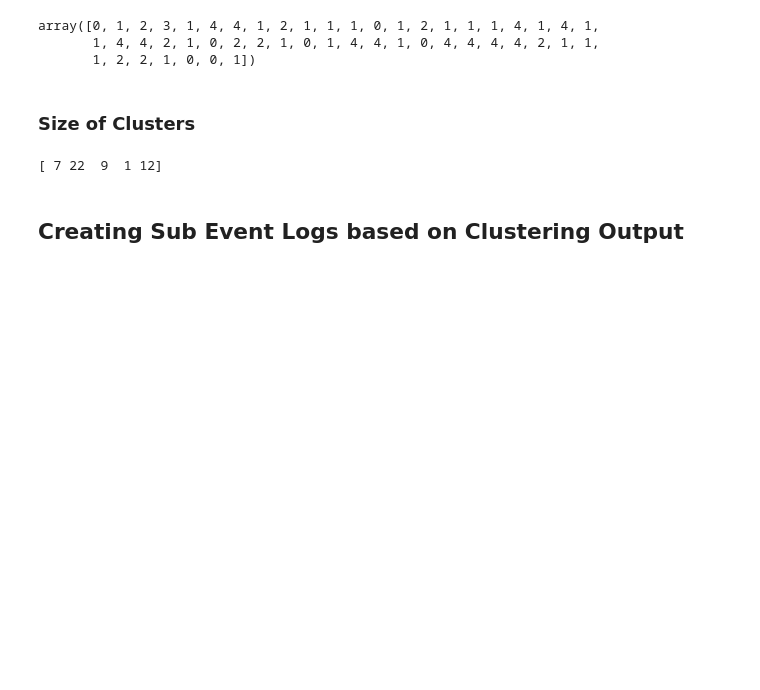
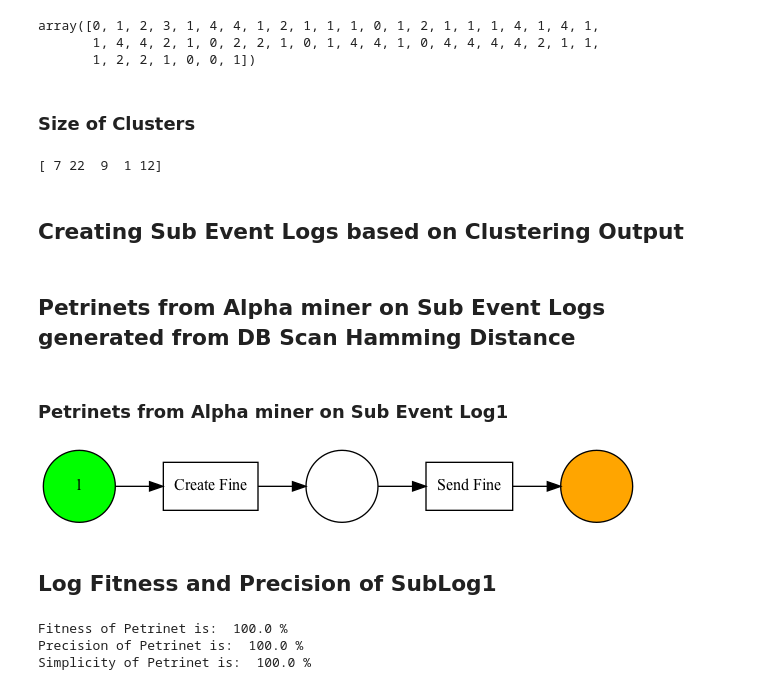
Before and after one commit to asadTariq666/Thesis-Trace-Clustering-Test-Project, a Jupyter notebook: Trace Clustering In Process Mining/Trace Clustering Road Traffic.ipynb, the cells around one changed output. Saved outputs shown, nothing was run; the diff lists cells and outputs as text; code cells hidden in the pictures; blank space fills up the shorter version.

Commit message:
Added Evaluation Metrics for DB_SCAN method

```diff
--- a/Trace Clustering In Process Mining/Trace Clustering Road Traffic.ipynb
+++ b/Trace Clustering In Process Mining/Trace Clustering Road Traffic.ipynb
@@ -334,3 +334,32 @@ for i in range(len(clustering_DB_Hamm)):
 
     elif clustering_DB_Hamm[i] == 4:
         sub_log5_DB1.append(log[i])
+# %% [markdown]
+## Petrinets from Alpha miner on Sub Event Logs generated from DB Scan Hamming Distance
+# %% [markdown]
+### Petrinets from Alpha miner on Sub Event Log1
+# %%
+
+## Import the petrinet visualizer object
+from pm4py.algo.discovery.alpha import algorithm as alpha_miner
+net, initial_marking, final_marking = alpha_miner.apply(sub_log1_DB1)
+from pm4py.visualization.petrinet import visualizer as pn_visualizer
+# Visualise
+gviz = pn_visualizer.apply(net, initial_marking, final_marking)
+pn_visualizer.view(gviz)
+# %% [output]
+[figure, added]
+# %% [markdown]
+## Log Fitness and Precision of SubLog1
+# %%
+net, im, fm = alpha_miner.apply(sub_log1_DB1)
+fitness = replay_fitness_evaluator.apply(sub_log1_DB1, net, im, fm, variant=replay_fitness_evaluator.Variants.TOKEN_BASED)
+simp = simplicity_evaluator.apply(net)
+prec = precision_evaluator.apply(sub_log1_DB1, net, im, fm, variant=precision_evaluator.Variants.ETCONFORMANCE_TOKEN)
+print('Fitness of Petrinet is: ', fitness['log_fitness']*100,'%')
+print('Precision of Petrinet is: ', prec*100,'%')
+print('Simplicity of Petrinet is: ', simp*100,'%')
+# %% [output]
+Fitness of Petrinet is:  100.0 %
+Precision of Petrinet is:  100.0 %
+Simplicity of Petrinet is:  100.0 %
```
Also changed, not shown: parts of 16 cells of this notebook.
